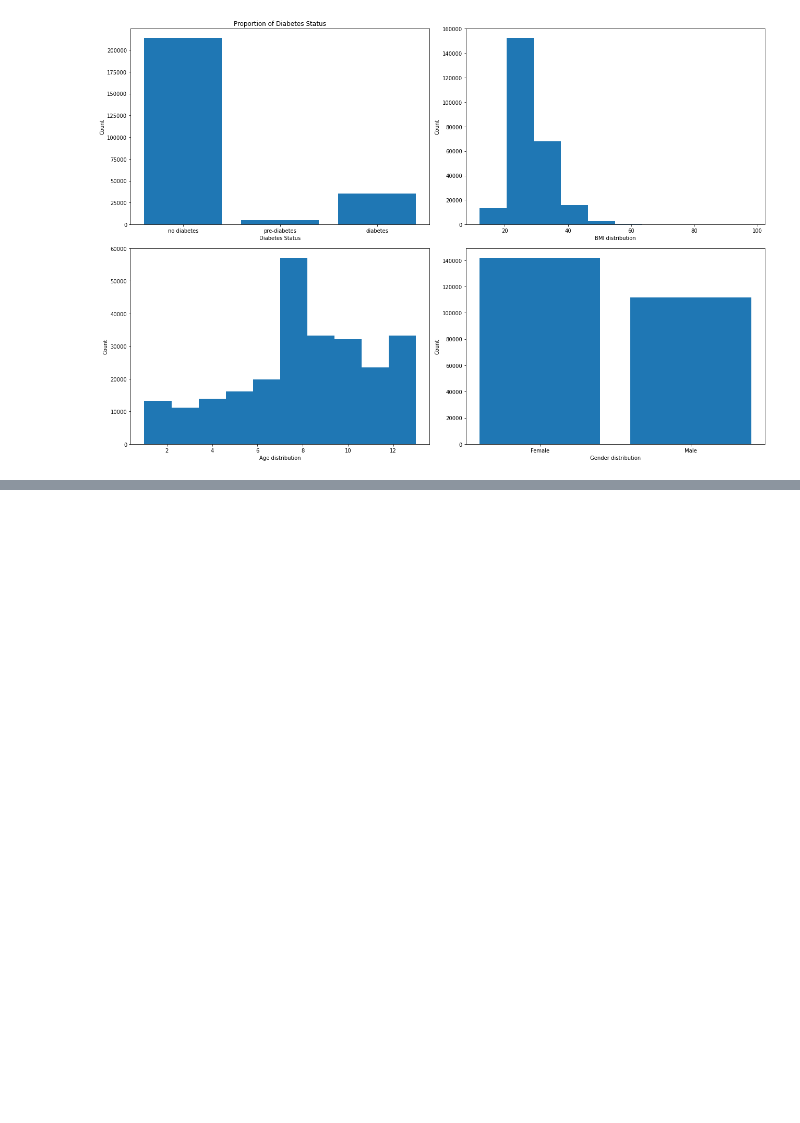
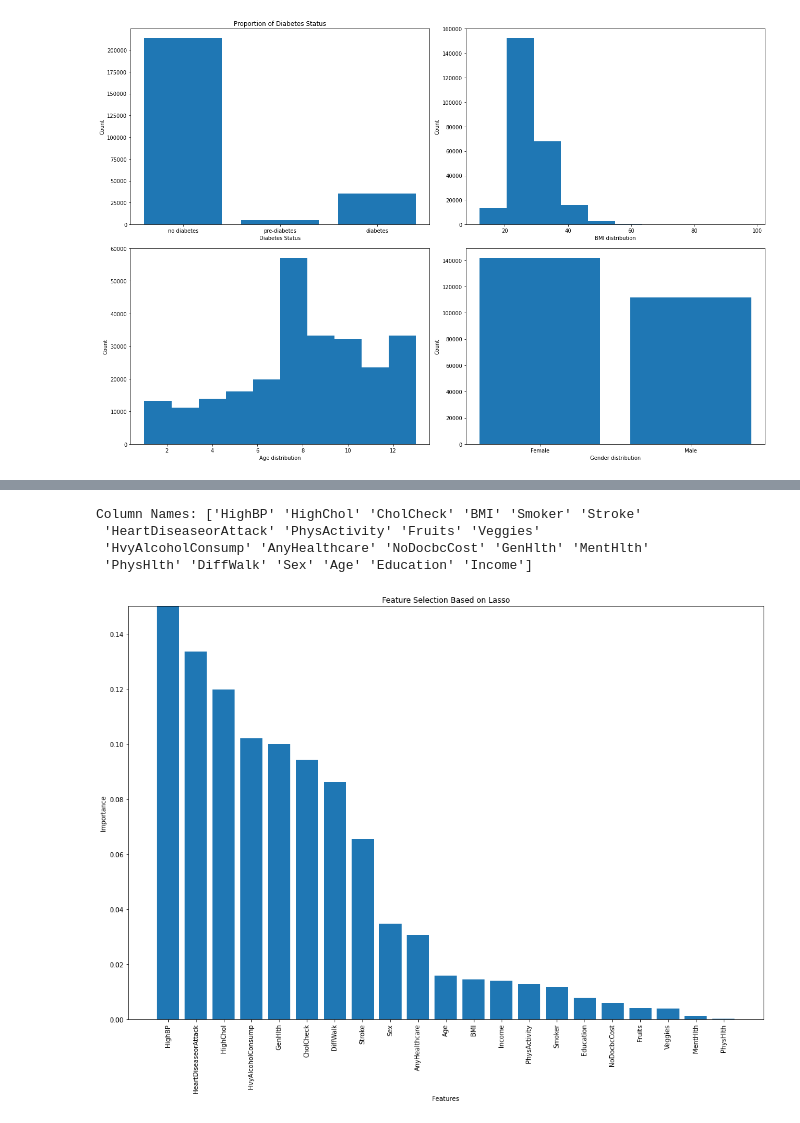
Before and after one commit to BruciiZ/stats302final, a Jupyter notebook: data_cleaning.ipynb, the cells around one changed output, grey strips where cells are left out. Saved outputs shown, nothing was run; the diff lists cells and outputs as text; code cells hidden in the pictures; blank space fills up the shorter version.

```diff
--- a/data_cleaning.ipynb
+++ b/data_cleaning.ipynb
@@ -142 +189,32 @@ explained variance ratio (first two components): [0.16713006 0.083967  ]
+# %%
+# calling the model with the best parameter
+names = df.drop("Diabetes_012", axis=1).columns
+print("Column Names: {}".format(names.values))
+lasso1 = Lasso(alpha=0.00001)
+lasso1.fit(X_train, y_train)
+
+# Using np.abs() to make coefficients positive.
+lasso1_coef = np.abs(lasso1.coef_)
+
+# Sort the coefficients and corresponding names in descending order
+sorted_indices = np.argsort(lasso1_coef)[::-1]  # Reverse the indices to get descending order
+
+sorted_names = names[sorted_indices]
+sorted_coef = lasso1_coef[sorted_indices]
+
+# plotting the Column Names and Importance of Columns.
+plt.figure(figsize=(18, 12))
+plt.bar(sorted_names, sorted_coef)
+plt.xticks(rotation=90)
+plt.title("Feature Selection Based on Lasso")
+plt.xlabel("Features")
+plt.ylabel("Importance")
+plt.ylim(0, 0.15)
+plt.show()
+# %% [output]
+Column Names: ['HighBP' 'HighChol' 'CholCheck' 'BMI' 'Smoker' 'Stroke'
+ 'HeartDiseaseorAttack' 'PhysActivity' 'Fruits' 'Veggies'
+ 'HvyAlcoholConsump' 'AnyHealthcare' 'NoDocbcCost' 'GenHlth' 'MentHlth'
+ 'PhysHlth' 'DiffWalk' 'Sex' 'Age' 'Education' 'Income']
+[figure, added]
 # %%
```
Also changed, not shown: parts of 6 cells of this notebook.
